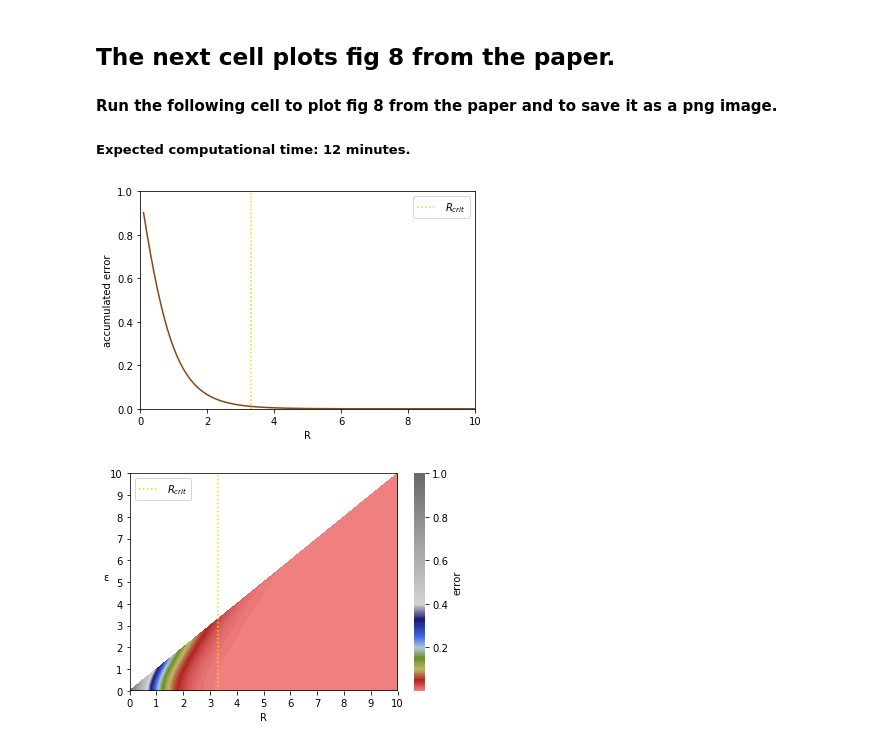
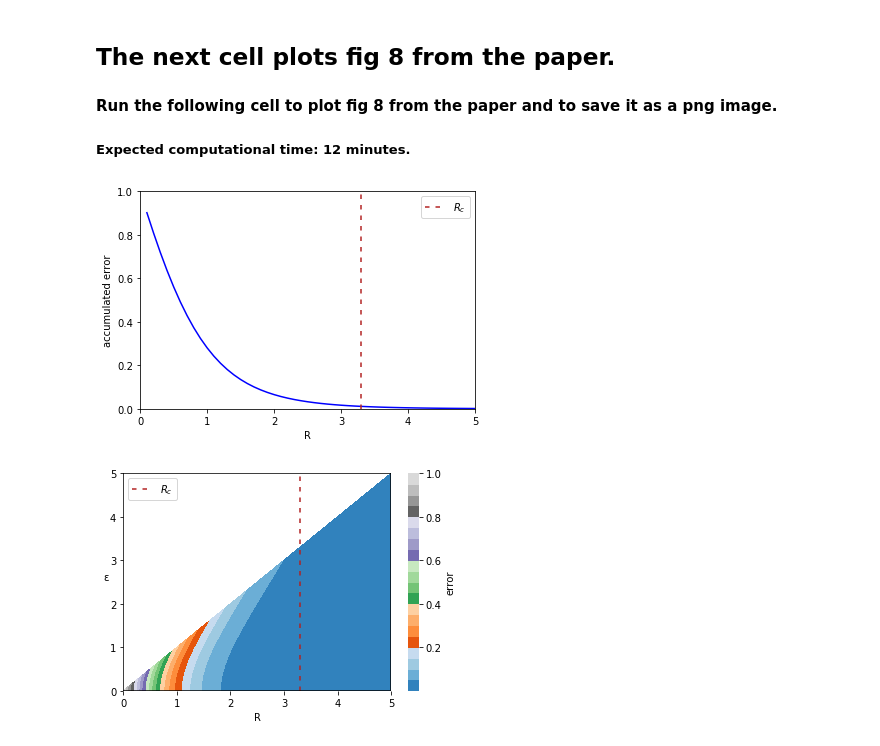
Before and after one commit to albertoceccarelli/AnalyticalReactionDiffusionSN, a Jupyter notebook: ceccarelli-et-al-fig8.ipynb, the cells around one changed output. Saved outputs shown, nothing was run; the diff lists cells and outputs as text; code cells hidden in the pictures.

Commit message:
Changed color election in most figures

```diff
--- a/ceccarelli-et-al-fig8.ipynb
+++ b/ceccarelli-et-al-fig8.ipynb
@@ -21,6 +21,7 @@ import matplotlib.pyplot as plt
 import seaborn as sns
 import matplotlib.colors
 from matplotlib.colors import LinearSegmentedColormap
+import matplotlib.cm as cm
 import time
 # A timer that calculates how much does the simulation take.
 start_time = time.time()
@@ -46,7 +47,7 @@ def accumulated_error(R):
 
 # Define parameters and arrays necesary for the simulation.
 dr=0.1
-Rmax = 10
+Rmax = 5
 lengths = np.arange(dr,Rmax+dr,dr)
 acc_er=[]
 # Loop over every R
@@ -54,14 +55,14 @@ for ri in lengths:
 #     Calculates the accumulated error for every R
     acc_er.append(accumulated_error(ri)/ri)
 # Plot accumulated error vs R
-plt.plot(lengths,acc_er, color="saddlebrown")
+plt.plot(lengths,acc_er, color="blue")
 # Add the position of Rcritic
-plt.axvline(x=3.3, color="gold", ls=":", label="$R_{crit}$")
+plt.axvline(x=3.3, color="firebrick", ls="--", dashes=(3, 4), label="$R_{c}$")
 # Set axis name and save the figure.
 plt.legend()
 plt.xlabel("R")
 plt.ylabel("accumulated error")
-plt.xlim(0, 10)
+plt.xlim(0, 5)
 plt.ylim(0, 1)
 plt.savefig("fig8-b.png", dpi=500)
 plt.show()
@@ -72,7 +73,7 @@ plt.close()
 
 # Define parameters and arrays necesary for the simulation.
 dr=0.001
-Rmax = 10
+Rmax = 5
 lengths = np.arange(0,Rmax+dr,dr)
 positions = np.arange(0,Rmax+dr,dr)
 errores = np.empty((int(Rmax/dr+1),int(Rmax/dr+1)))
@@ -85,44 +86,45 @@ for R in lengths:
         if x<=R:
 #             Calculate the error.
             errores[int(x/dr),int(R/dr)]=error(x,R)
 # Creates custom colormap for the heatmap.
 vmax = 10.0
-cmap = LinearSegmentedColormap.from_list('mycmap', [(0 / vmax, 'lightcoral'),
-                                                    (0.5 / vmax, 'firebrick'),
-                                                    (1 / vmax, 'darkkhaki'),
-                                                    (1.5 / vmax, 'olivedrab'),
-                                                    (2 / vmax, 'lightsteelblue'),
-                                                    (2.5 / vmax, 'royalblue'),
-                                                    (3.3 / vmax, 'midnightblue'),
-                                                    (4 / vmax, 'lightgrey'),
-                                                    (10 / vmax, 'dimgrey')]
-                                        )
+#cmap = LinearSegmentedColormap.from_list('mycmap', [(0 / vmax, 'lightcoral'),
+#                                                    (0.5 / vmax, 'firebrick'),
+#                                                    (1 / vmax, 'darkkhaki'),
+#                                                    (1.5 / vmax, 'olivedrab'),
+#                                                    (2 / vmax, 'lightsteelblue'),
+#                                                    (2.5 / vmax, 'royalblue'),
+#                                                    (3.3 / vmax, 'midnightblue'),
+#                                                    (4 / vmax, 'lightgrey'),
+#                                                    (10 / vmax, 'dimgrey')]
+#                                        )
 # Creates heatmap of error vs R and position.
-ax = sns.heatmap(errores,xticklabels=lengths, yticklabels=positions, cmap=cmap,cbar_kws={'label': 'error'})
+ax = sns.heatmap(errores,xticklabels=lengths, yticklabels=positions, cmap=cm.tab20c,cbar_kws={'label': 'error'})
 # Set axis values and names.
 new_labels=[0,1,2,3,4,5,6,7,8,9,10]
+new_labels=[0,1,2,3,4,5]
 new_ticks = np.linspace(0, int(Rmax/dr), len(new_labels))
 ax.set_xticks(new_ticks)
 ax.set_xticklabels(new_labels)
 ax.set_yticks(new_ticks)
 ax.set_yticklabels(new_labels)
 ax.invert_yaxis()
 plt.xticks(rotation=0)
 plt.xlabel("R")
 plt.ylabel("ε",rotation=0)
 # Add the position of Rcrit.
-plt.axvline(x=3.3/dr, color="gold", ls=":",label="$R_{crit}$")
+plt.axvline(x=3.3/dr, color="firebrick", ls="--", dashes=(3, 4), label="$R_{c}$")
 plt.legend(loc=2)
 plt.axvline(x=0, color="black")
 plt.axvline(x=Rmax/dr, color="black")
 plt.axhline(y=0, color="black")
 plt.axhline(y=Rmax/dr, color="black")
 # Saves the figure.
 plt.savefig("fig8-a.png", dpi=500)
 plt.show()
 plt.close()
 # Shows on screen how long the program took to run.
 print("My program took "+str(time.time() - start_time)+" seconds to run")
 # %% [output]
-[figure, old version]
+[figure, new version]
-[figure, old version]
+[figure, new version]
```
Also changed, not shown: parts of 1 cell of this notebook, 7 other files.
